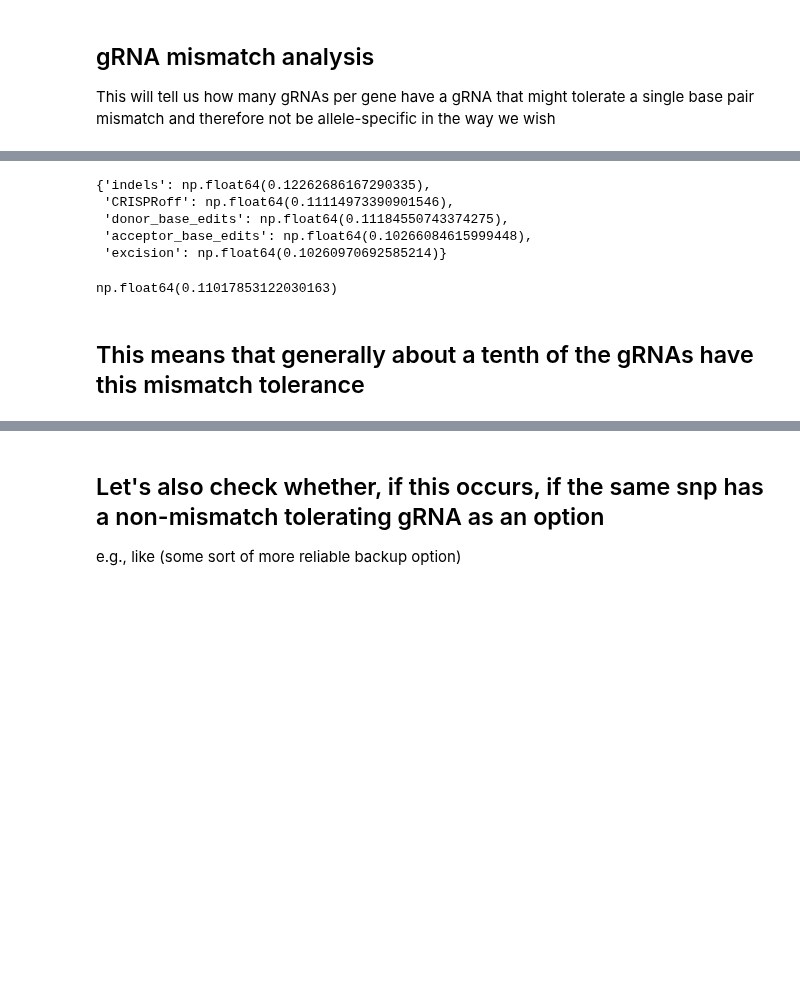
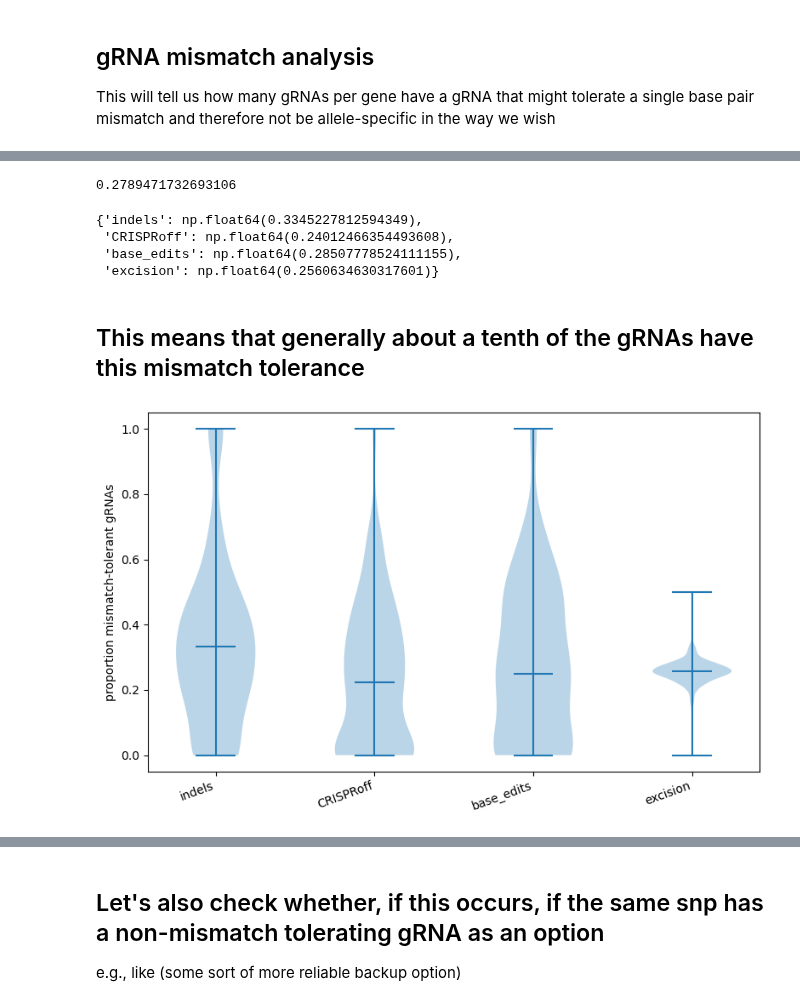
Before and after one commit to gramey02/dnd_project, a Jupyter notebook: revisions/scripts/gRNA_mismatch analysis.ipynb, the cells around one changed output, grey strips where cells are left out. Drawn from its saved outputs; the diff is of its cells as text; code cells hidden in the pictures; blank space fills up the shorter version.

Commit message:
updated mismatch analysis code

```diff
--- a/revisions/scripts/gRNA_mismatch analysis.ipynb
+++ b/revisions/scripts/gRNA_mismatch analysis.ipynb
@@ -122,17 +166,26 @@ results
 per_strat_prop = {}
 for strat, strat_result in proportion_results.items():
     per_strat_prop[strat] = np.nanmean(list(strat_result.values()))
+print(np.mean(list(per_strat_prop.values())))
+per_strat_prop
+# %% [output]
+0.2789471732693106
+{'indels': np.float64(0.3345227812594349),
+ 'CRISPRoff': np.float64(0.24012466354493608),
+ 'base_edits': np.float64(0.28507778524111155),
+ 'excision': np.float64(0.2560634630317601)}
-# %%
-per_strat_prop
-# %% [output]
-{'indels': np.float64(0.12262686167290335),
- 'CRISPRoff': np.float64(0.11114973390901546),
- 'donor_base_edits': np.float64(0.11184550743374275),
- 'acceptor_base_edits': np.float64(0.10266084615999448),
- 'excision': np.float64(0.10260970692585214)}
-# %%
-np.mean(list(per_strat_prop.values()))
-# %% [output]
-np.float64(0.11017853122030163)
 # %% [markdown]
 ## This means that generally about a tenth of the gRNAs have this mismatch tolerance
+# %%
+# plot the results
+import matplotlib.pyplot as plt
+
+all_strat_props=[]
+for strats, strat_result in results.items():
+    strat_props=[]
+    for gene, result_dict in strat_result.items():
+        if result_dict['total_grnas']!=0:
+            strat_props.append(result_dict['total_mismatch_grnas']/result_dict['total_grnas'])
+    all_strat_props.append(strat_props)
+# %% [output]
+[figure, added]
```
Also changed, not shown: parts of 21 cells of this notebook.
